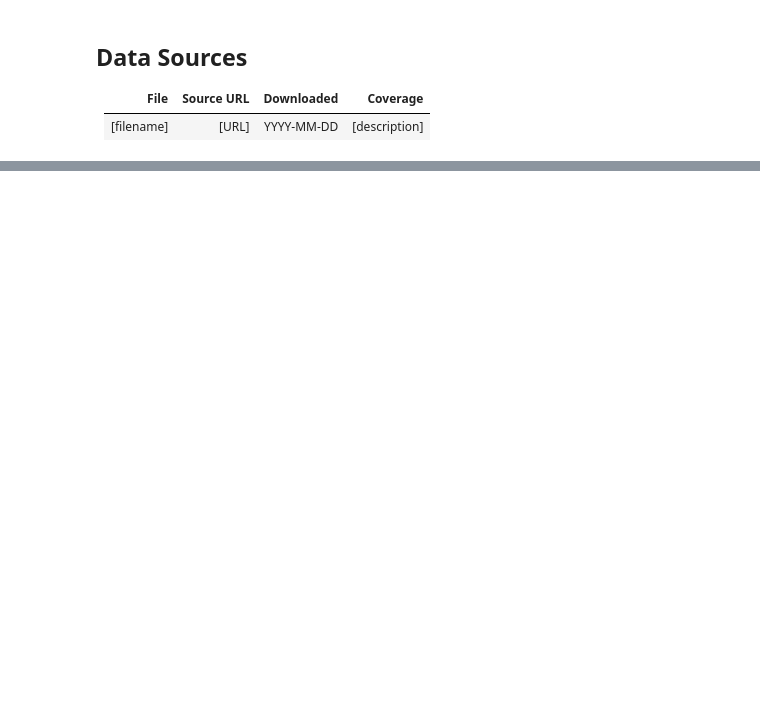
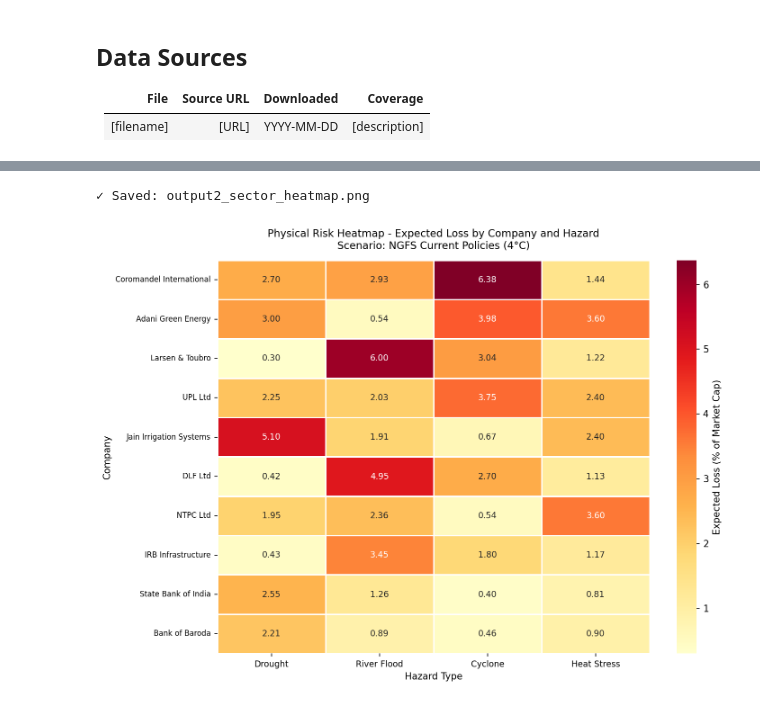
Before and after one commit to imsaichauhan/a1-climate-var, a Jupyter notebook: notebooks/main.ipynb, the cells around one changed output, grey strips where cells are left out. Cells and saved outputs as stored; diff of their text form; code cells hidden in the pictures; blank space fills up the shorter version.

```diff
--- a/notebooks/main.ipynb
+++ b/notebooks/main.ipynb
@@ -44,0 +960,67 @@ print("Environment ready.")
+# %%
+# Output 2: Sector heatmap
+# Rows: companies, Columns: hazard types
+# Cell value: expected loss contribution from that hazard under Current Policies (4C)
+
+heatmap_data = (
+    results_df[results_df["scenario"] == "Current Policies (4C)"]
+    .groupby(["company", "hazard"])["expected_loss_location"]
+    .sum()
+    .reset_index()
+)
+
+heatmap_data["asset_value"] = heatmap_data["company"].map(MARKET_CAP)
+heatmap_data["el_pct"] = heatmap_data["expected_loss_location"] / heatmap_data["asset_value"] * 100
+
+heatmap_pivot = heatmap_data.pivot(
+    index="company", columns="hazard", values="el_pct"
+).fillna(0)
+
+heatmap_pivot = heatmap_pivot[["drought", "river_flood", "cyclone", "heat_stress"]]
+
+company_order = (
+    comparison_table.set_index("Company")["Current Policies EL (%)"]
+    .sort_values(ascending=False)
+    .index.tolist()
+)
+heatmap_pivot = heatmap_pivot.loc[company_order]
+
+col_labels = {
+    "drought":     "Drought",
+    "river_flood": "River Flood",
+    "cyclone":     "Cyclone",
+    "heat_stress": "Heat Stress"
+}
+heatmap_pivot.columns = [col_labels[c] for c in heatmap_pivot.columns]
+
+fig, ax = plt.subplots(figsize=(10, 7))
+
+import seaborn as sns
+
+sns.heatmap(
+    heatmap_pivot,
+    annot=True,
+    fmt=".2f",
+    cmap="YlOrRd",
+    linewidths=0.5,
+    ax=ax,
+    cbar_kws={"label": "Expected Loss (% of Market Cap)"},
+    annot_kws={"size": 9}
+)
+
+ax.set_title(
+    "Physical Risk Heatmap - Expected Loss by Company and Hazard\n"
+    "Scenario: NGFS Current Policies (4°C)",
+    fontsize=11, pad=12
+)
+ax.set_xlabel("Hazard Type", fontsize=10)
+ax.set_ylabel("Company", fontsize=10)
+ax.tick_params(axis="x", labelsize=9)
+ax.tick_params(axis="y", labelsize=8, rotation=0)
+
+plt.tight_layout()
+savefig("output2_sector_heatmap.png")
+plt.show()
+# %% [output]
+✓ Saved: output2_sector_heatmap.png
+[figure, added]
```
Also changed, not shown: parts of 32 cells of this notebook, 7 other files.
